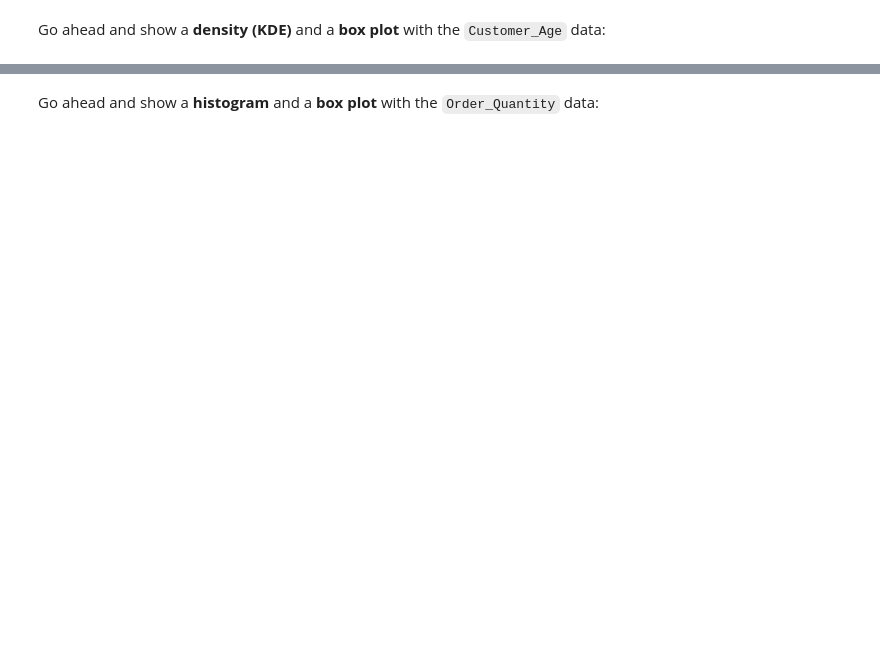
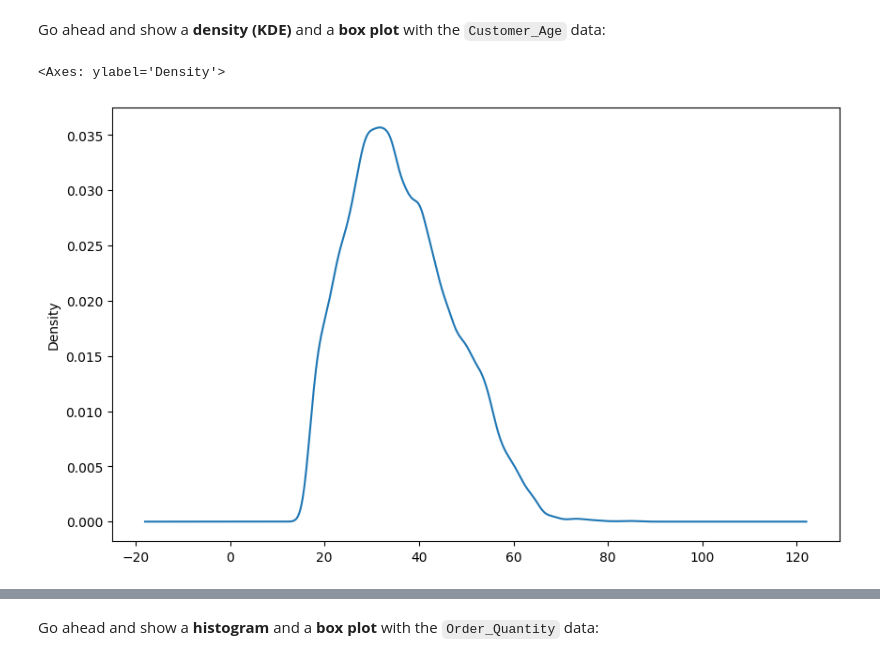
Before and after one commit to mi3ou/Data-Analysis, a Jupyter notebook: Exercises_1.ipynb, the cells around one changed output, grey strips where cells are left out. Drawn from its saved outputs; the diff is of its cells as text; code cells hidden in the pictures; blank space fills up the shorter version.

```diff
--- a/Exercises_1.ipynb
+++ b/Exercises_1.ipynb
@@ -39,6 +51,10 @@ sales['Customer_Age'].mean()
 Go ahead and show a <b>density (KDE)</b> and a <b>box plot</b> with the `Customer_Age` data:
 # %%
 # your code goes here
+sales['Customer_Age'].plot(kind='kde', figsize=(10,6) )
+# %% [output]
+<Axes: ylabel='Density'>
+[figure, added]
 # %%
 sales['Customer_Age'].plot(kind='kde', figsize=(14,6))
 # %%
```
Also changed, not shown: parts of 8 cells of this notebook.
